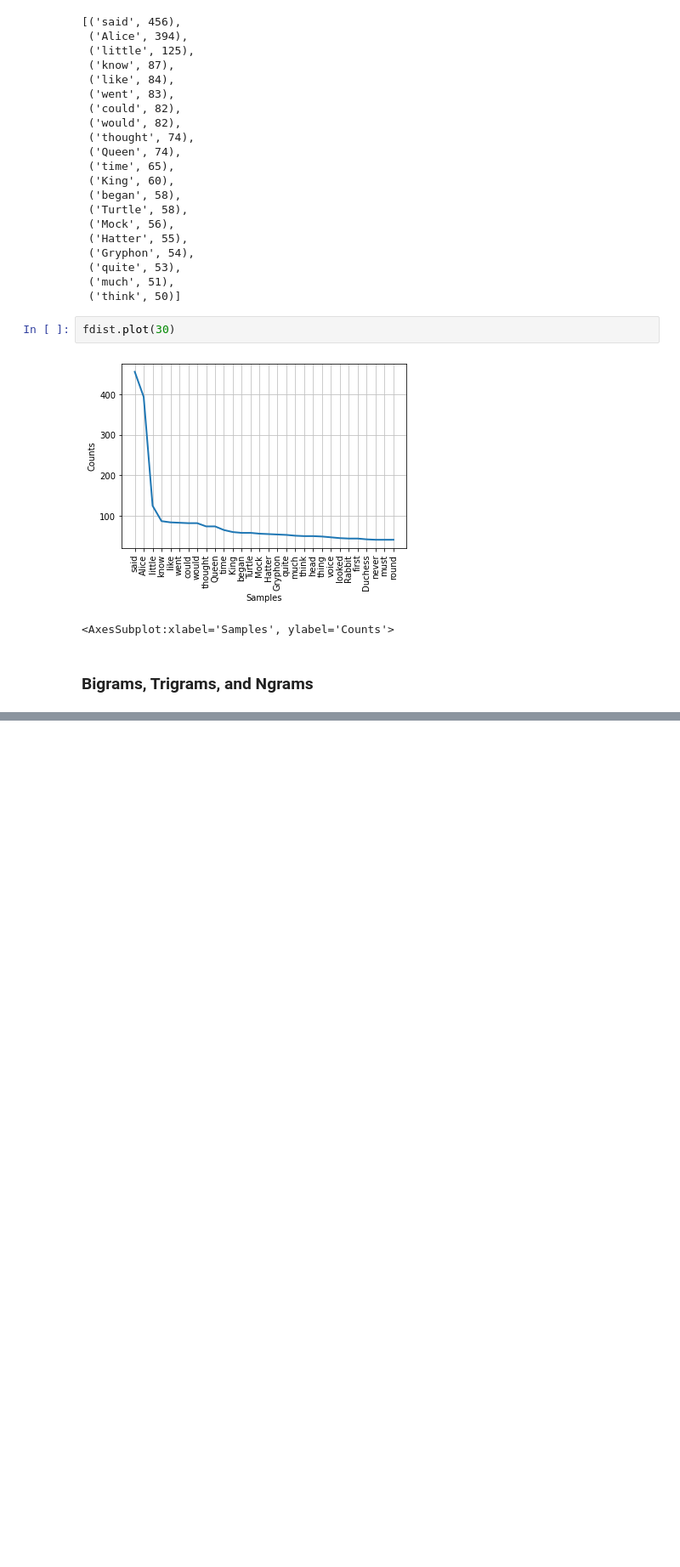
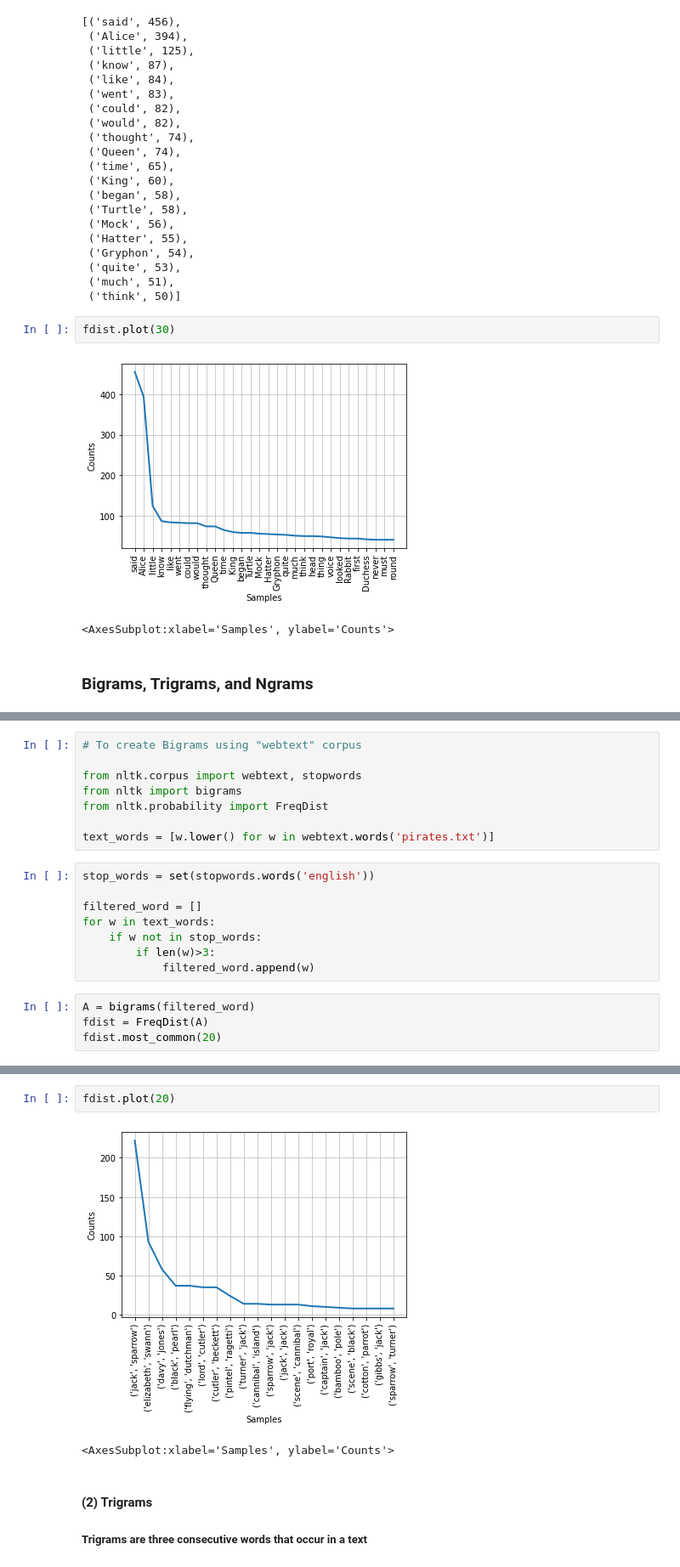
Before and after one commit to pappumahato/Natural-Language-Processing, a Jupyter notebook: nlp_basics.ipynb, the cells around one changed output, grey strips where cells are left out. Shown: that part at 85% size. Cells and saved outputs as stored; diff of their text form; blank space fills up the shorter version.

```diff
--- a/nlp_basics.ipynb
+++ b/nlp_basics.ipynb
@@ -206,0 +210,20 @@ fdist.plot(30)
+# %%
+# To create Bigrams using "webtext" corpus
+
+from nltk.corpus import webtext, stopwords
+from nltk import bigrams
+from nltk.probability import FreqDist
+
+text_words = [w.lower() for w in webtext.words('pirates.txt')]
+# %%
+stop_words = set(stopwords.words('english'))
+
+filtered_word = []
+for w in text_words:
+    if w not in stop_words:
+        if len(w)>3:
+            filtered_word.append(w)
+# %%
+A = bigrams(filtered_word)
+fdist = FreqDist(A)
+fdist.most_common(20)
@@ -206,0 +251,8 @@ fdist.plot(30)
+# %%
+fdist.plot(20)
+# %% [output]
+[figure, added]
+<AxesSubplot:xlabel='Samples', ylabel='Counts'>
+# %% [markdown]
+#### (2) Trigrams
+##### Trigrams are three consecutive words that occur in a text
```
Also changed, not shown: parts of 24 cells of this notebook, 1 other file.
